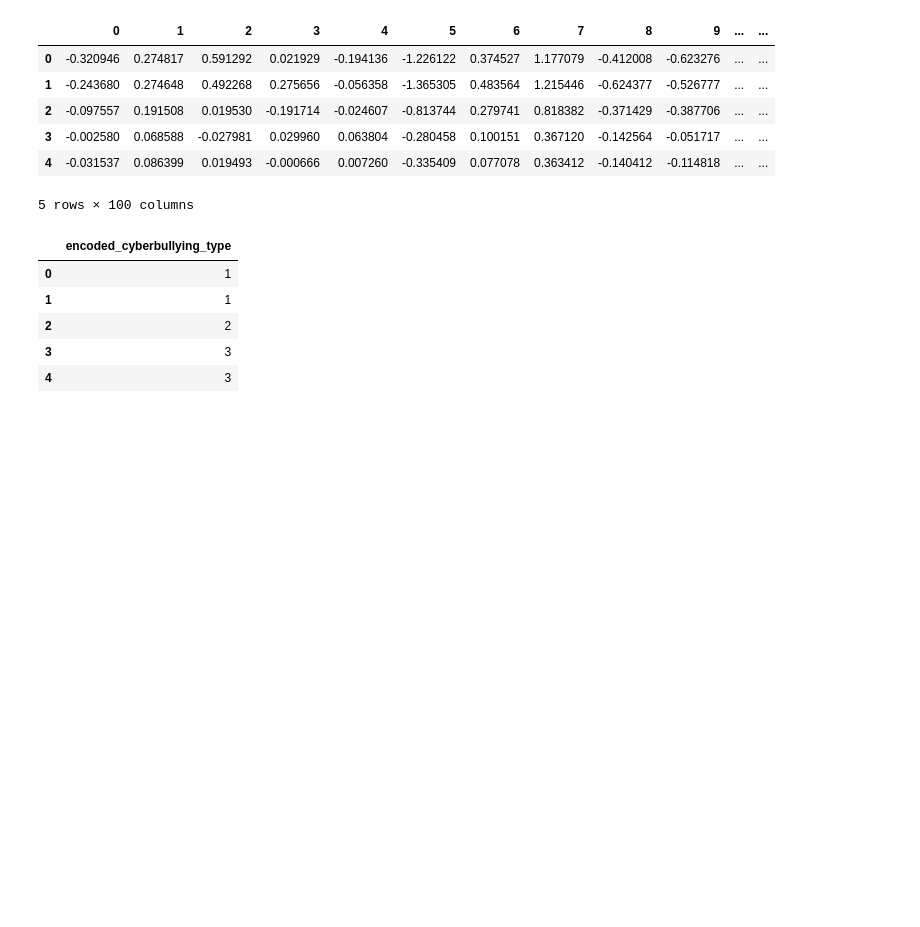
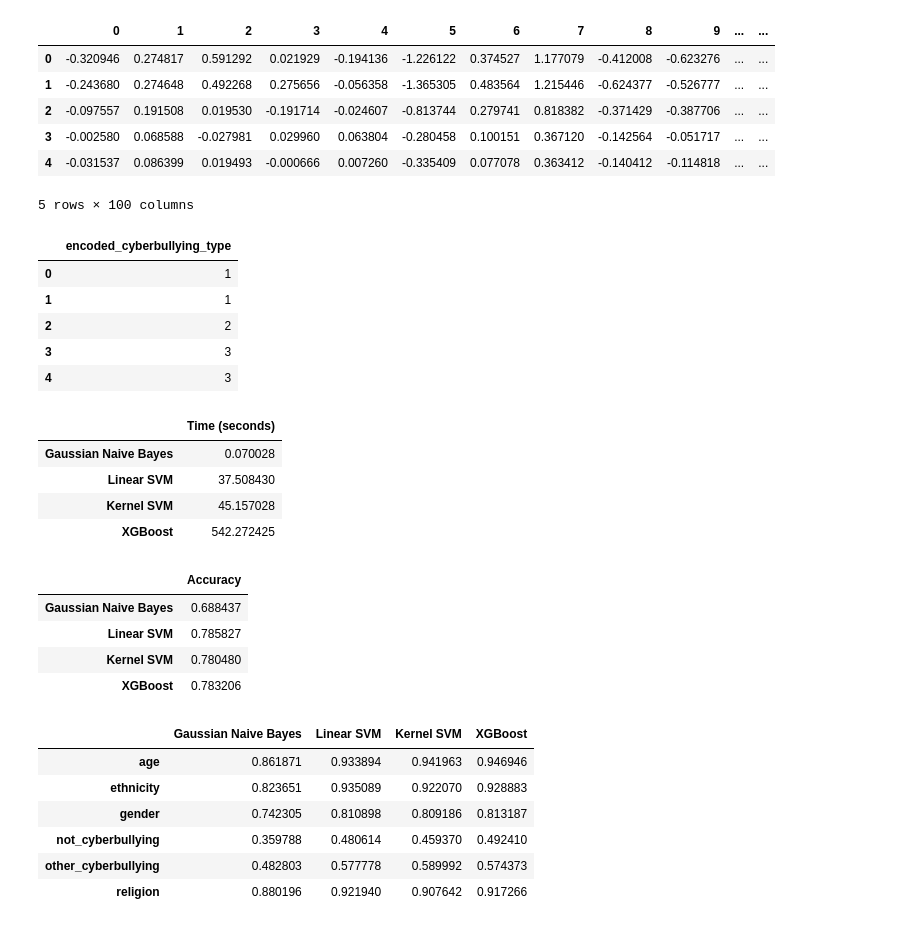
Before and after one commit to leoAshu/cyberbullying-classification, a Jupyter notebook: notebooks/model-selection/word2vec_models.ipynb, the cells around one changed output. Cells and saved outputs as stored; diff of their text form; code cells hidden in the pictures; blank space fills up the shorter version.

Commit message:
trains and tests models with word2vec representation

```diff
--- a/notebooks/model-selection/word2vec_models.ipynb
+++ b/notebooks/model-selection/word2vec_models.ipynb
@@ -215,2 +257,62 @@ Y_valid_le.head()
 # %%
 # train and evaluate 3 models: NaiveBayes, SVM and XGBoost
+# instantiate all models
+models = {
+    'Gaussian Naive Bayes': GaussianNB(),
+    'Linear SVM': LinearSVC(),
+    'Kernel SVM': SVC(),
+    'XGBoost': GradientBoostingClassifier()
+}
+
+# initializing a result map
+results = {
+    'time_to_train': [],
+    'accuracy': [],
+    'f1': []
+}
+
+# train and test each models
+for name, model in list(models.items()):
+    # training start
+    start_time = time.time()
+
+    model.fit(X_train_w2v, Y_train_le.values.ravel())
+
+    # training end
+    end_time = time.time()
+
+    # make predictions on validation set
+    Y_pred = model.predict(X_valid_w2v)
+
+    # add results to result map
+    results['time_to_train'].append(end_time - start_time)
+    results['accuracy'].append(accuracy_score(Y_valid_le, Y_pred))
+    results['f1'].append(f1_score(Y_valid_le, Y_pred, average=None))
+
+# display the results
+# time to train
+display(pd.DataFrame(results['time_to_train'], index=models.keys(), columns=['Time (seconds)']))
+
+# accuracy
+display(pd.DataFrame(results['accuracy'], index=models.keys(), columns=['Accuracy']))
+
+# f1 score
+display(pd.DataFrame(np.asarray(results['f1']).T, columns=models.keys(), index=le.classes_))
+# %% [output]
+|  | Time (seconds) |
+| Gaussian Naive Bayes | 0.070028 |
+| Linear SVM | 37.508430 |
+| Kernel SVM | 45.157028 |
+| XGBoost | 542.272425 |
+|  | Accuracy |
+| Gaussian Naive Bayes | 0.688437 |
+| Linear SVM | 0.785827 |
+| Kernel SVM | 0.780480 |
+| XGBoost | 0.783206 |
+|  | Gaussian Naive Bayes | Linear SVM | Kernel SVM | XGBoost |
+| age | 0.861871 | 0.933894 | 0.941963 | 0.946946 |
+| ethnicity | 0.823651 | 0.935089 | 0.922070 | 0.928883 |
+| gender | 0.742305 | 0.810898 | 0.809186 | 0.813187 |
+| not_cyberbullying | 0.359788 | 0.480614 | 0.459370 | 0.492410 |
+| other_cyberbullying | 0.482803 | 0.577778 | 0.589992 | 0.574373 |
+| religion | 0.880196 | 0.921940 | 0.907642 | 0.917266 |
```
Also changed, not shown: parts of 3 cells of this notebook.
